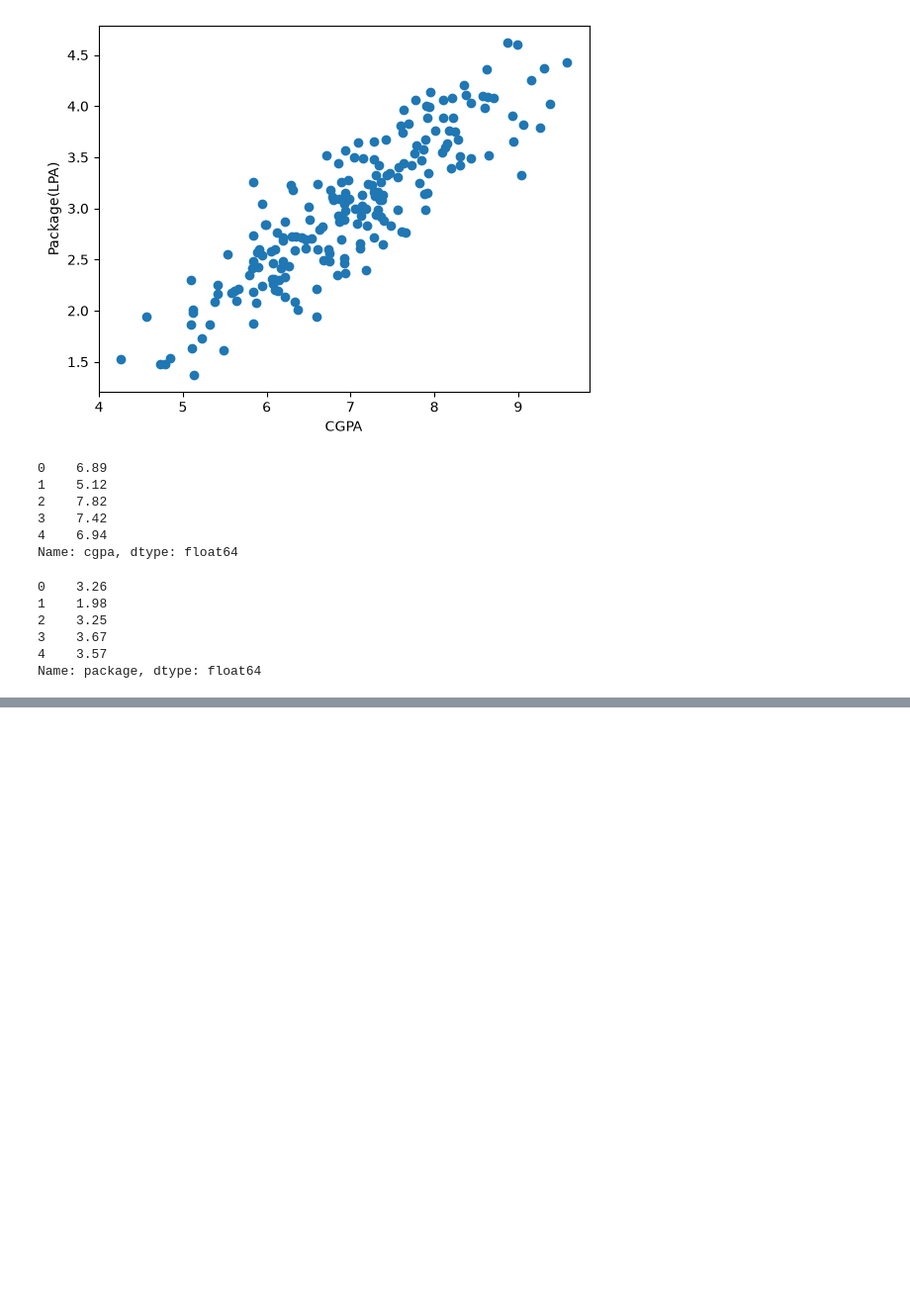
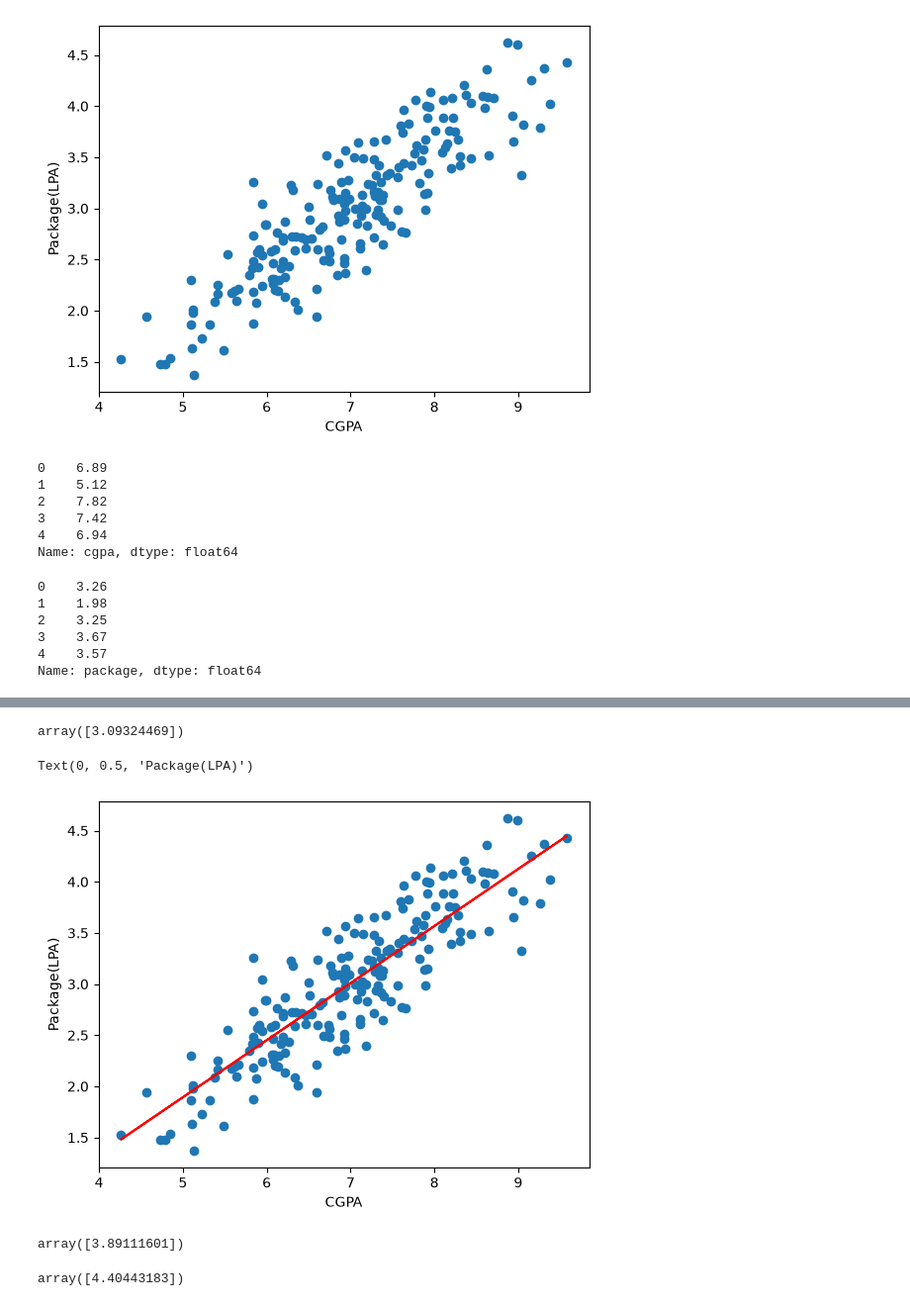
Before and after one commit to anujv4312-stack/100_days_of_ML, a Jupyter notebook: linear_regression_day_48/simple_linear_regression.ipynb, the cells around one changed output, grey strips where cells are left out. Shown at 99% size. Cells and saved outputs as stored; diff of their text form; code cells hidden in the pictures; blank space fills up the shorter version.

```diff
--- a/linear_regression_day_48/simple_linear_regression.ipynb
+++ b/linear_regression_day_48/simple_linear_regression.ipynb
@@ -56,0 +98,12 @@ ValueError: Expected a 2-dimensional container but got <class 'pandas.Series'> i
+# %%
+lr.predict(x_test.iloc[1].to_frame())
+# %% [output]
+array([3.09324469])
+# %%
+plt.scatter(df['cgpa'],df['package'])
+plt.plot(df['cgpa'],lr.predict(df['cgpa'].to_frame()),color='red')
+plt.xlabel('CGPA')
+plt.ylabel('Package(LPA)')
+# %% [output]
+Text(0, 0.5, 'Package(LPA)')
+[figure, added]
@@ -56,0 +114,9 @@ ValueError: Expected a 2-dimensional container but got <class 'pandas.Series'> i
+# %%
+#y = mx + b
+m*8.58+b
+# %% [output]
+array([3.89111601])
+# %%
+m*9.5+b
+# %% [output]
+array([4.40443183])
```
Also changed, not shown: parts of 5 cells of this notebook.
